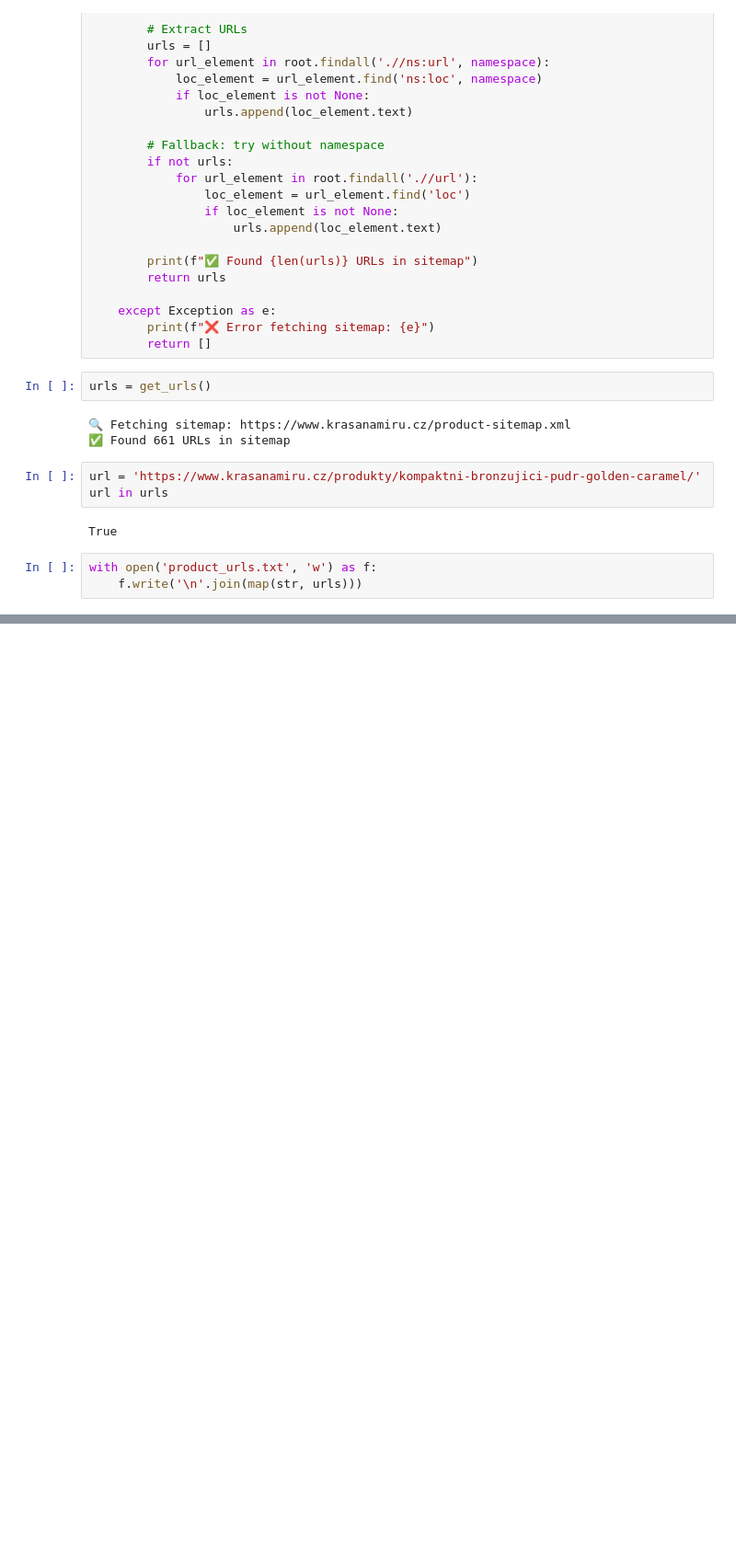
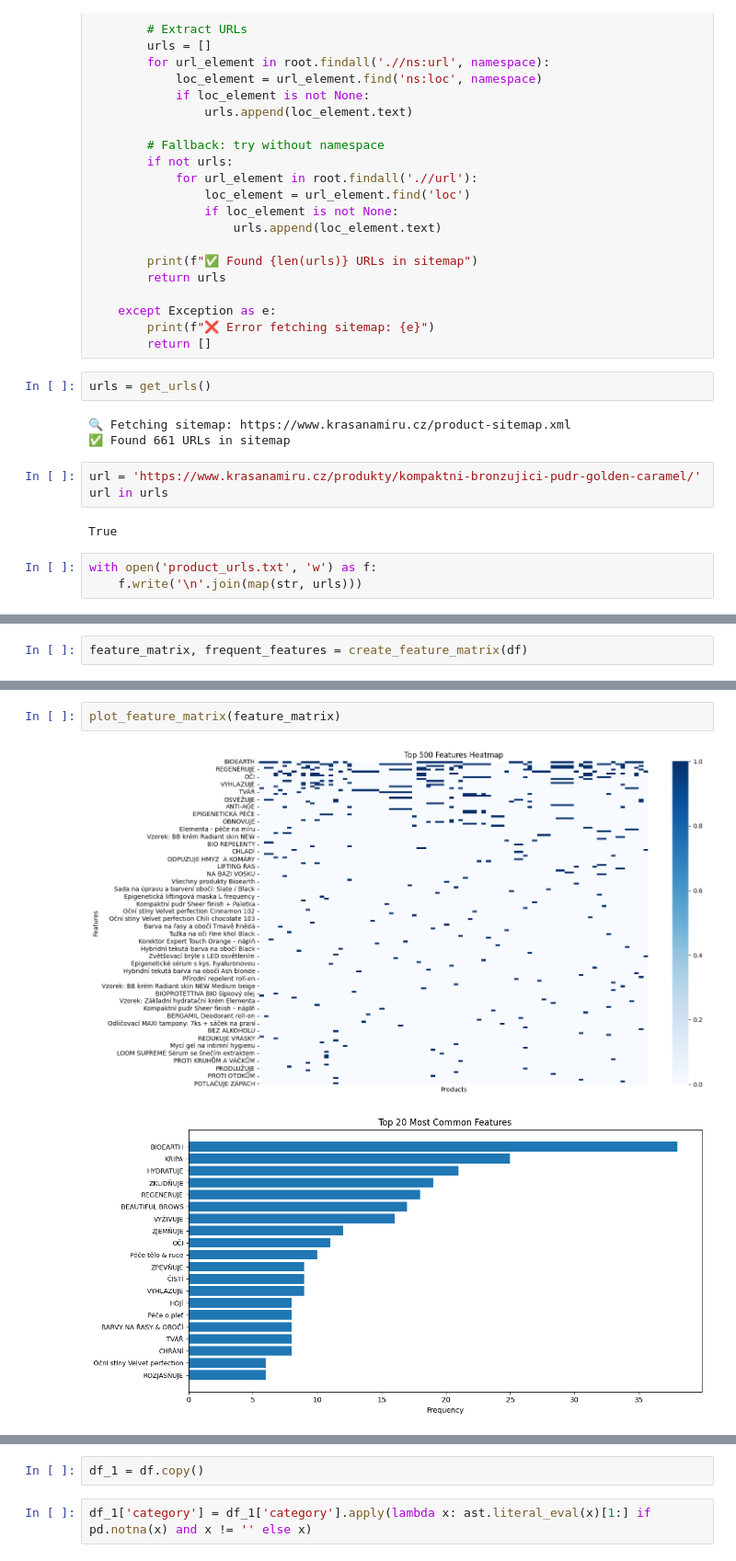
Before and after one commit to ABeGood/crawl-rag, a Jupyter notebook: tests.ipynb, the cells around one changed output, grey strips where cells are left out. Shown at 92% size. Cells and saved outputs as stored; diff of their text form; blank space fills up the shorter version.

```diff
--- a/tests.ipynb
+++ b/tests.ipynb
@@ -58,0 +307,2 @@ with open('product_urls.txt', 'w') as f:
+# %%
+feature_matrix, frequent_features = create_feature_matrix(df)
@@ -58,0 +370,5 @@ with open('product_urls.txt', 'w') as f:
+# %%
+plot_feature_matrix(feature_matrix)
+# %% [output]
+[figure, added]
+[figure, added]
@@ -58,0 +377,4 @@ with open('product_urls.txt', 'w') as f:
+# %%
+df_1 = df.copy()
+# %%
+df_1['category'] = df_1['category'].apply(lambda x: ast.literal_eval(x)[1:] if pd.notna(x) and x != '' else x)
```
Also changed, not shown: parts of 17 cells of this notebook, 23 other files.
